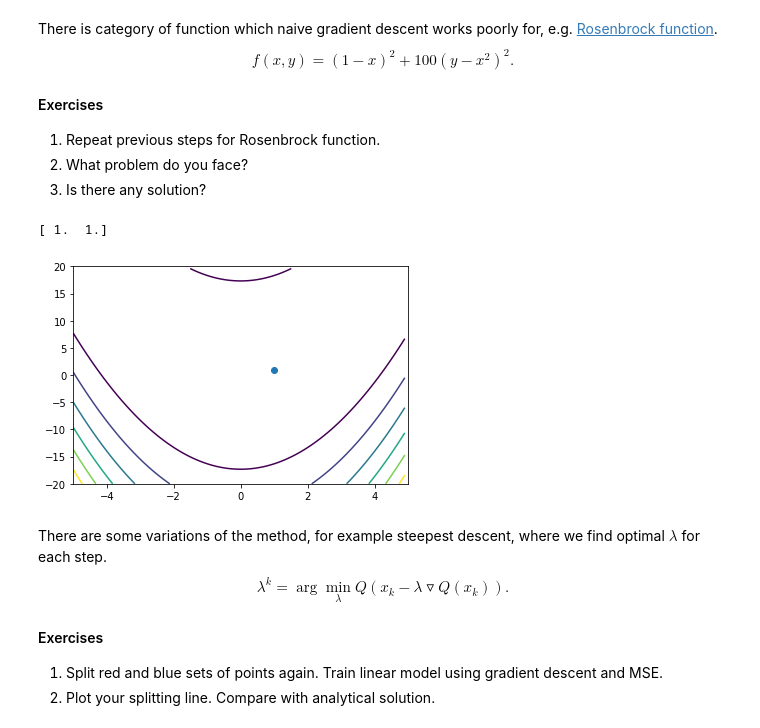
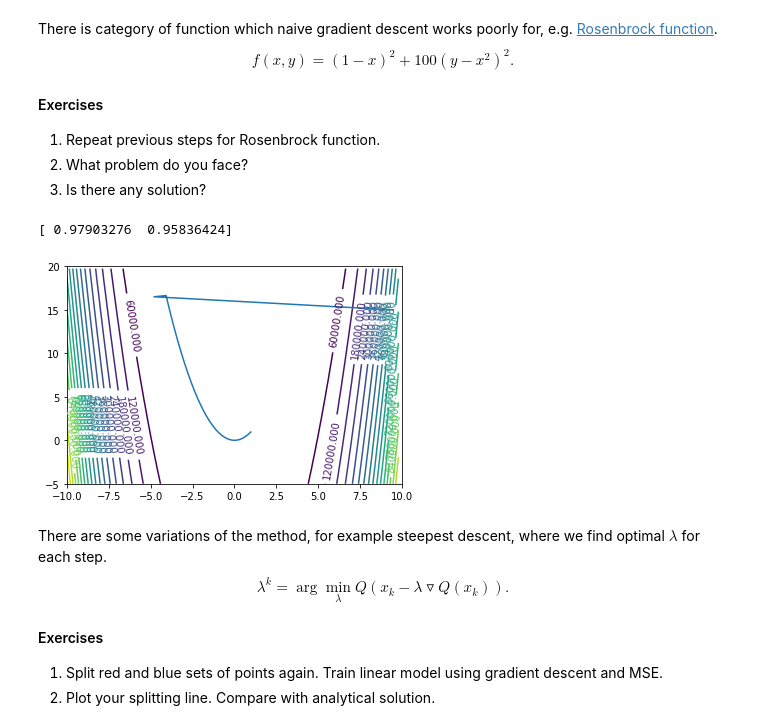
Before and after one commit to alyonkim/squad, a Jupyter notebook: labs/lab-1.ipynb, the cells around one changed output. Cells and saved outputs as stored; diff of their text form; code cells hidden in the pictures.

```diff
--- a/labs/lab-1.ipynb
+++ b/labs/lab-1.ipynb
@@ -272,9 +276,10 @@ def makeData(func, xmin, xmax, ymin, ymax):
 def levels(func, xmin, xmax, ymin, ymax):
     x, y, z = makeData(func, xmin, xmax, ymin, ymax)
 
-    pylab.contour(x, y, z)
+    tmp = pylab.contour(x, y, z, 20)
     pylab.xlim(xmin, xmax)
     pylab.ylim(ymin, ymax)
+    pylab.clabel(tmp)
 
 def gradient_descent(grad_func, x_0, y_0, lambda_gr, eps):
     dot_0 = np.array([x_0, y_0], dtype=np.float64)
@@ -287,10 +292,10 @@ def gradient_descent(grad_func, x_0, y_0, lambda_gr, eps):
         dots_x = np.vstack((dots_x, np.array([dot[0]])))
         dots_y = np.vstack((dots_y, np.array([dot[1]])))
     print(dot)
-    plt.scatter(dots_x, dots_y)
+    plt.plot(dots_x, dots_y)
 
 if __name__ == '__main__':
-    gradient_descent(grad, 10, 50, 0.4, 0.001)
+    gradient_descent(grad, 10, 20, 0.4, 0.001)
     levels(function, -10, 10, -20, 20)
     plt.show()
 # %% [output]
@@ -307,19 +312,19 @@ $$f(x, y) = (1-x)^2 + 100(y-x^2)^2.$$
 # %%
 def rosenbrock(x, y):
     return (1 - x) ** 2 + 100 * (y - x ** 2) ** 2
 
 def grad_rosenbrock(dot):
     x = dot[0]
     y = dot[1]
     return np.array([200 * x * (x ** 2 - y) + 2 * x - 2, 200 * (y - x ** 2)])
 
 if __name__ == '__main__':
-    gradient_descent(grad_rosenbrock, 1, 1, 0.0001, 0.00001)
-    levels(rosenbrock, -5, 5, -20, 20)
+    gradient_descent(grad_rosenbrock, 9.5, 15, 0.0001, 0.0000001)
+    levels(rosenbrock, -10, 10, -5, 20)
     plt.show()
 # %% [output]
-[ 1.  1.]
+[ 0.97903276  0.95836424]
-[figure, old version]
+[figure, new version]
 # %% [markdown]
 There are some variations of the method, for example steepest descent, where we find optimal $\lambda$ for each step.
 $$\lambda^{k} = \arg\min_{\lambda}Q(x_k - \lambda\triangledown Q(x_k)).$$
```
Also changed, not shown: parts of 8 cells of this notebook, 1 other file.
